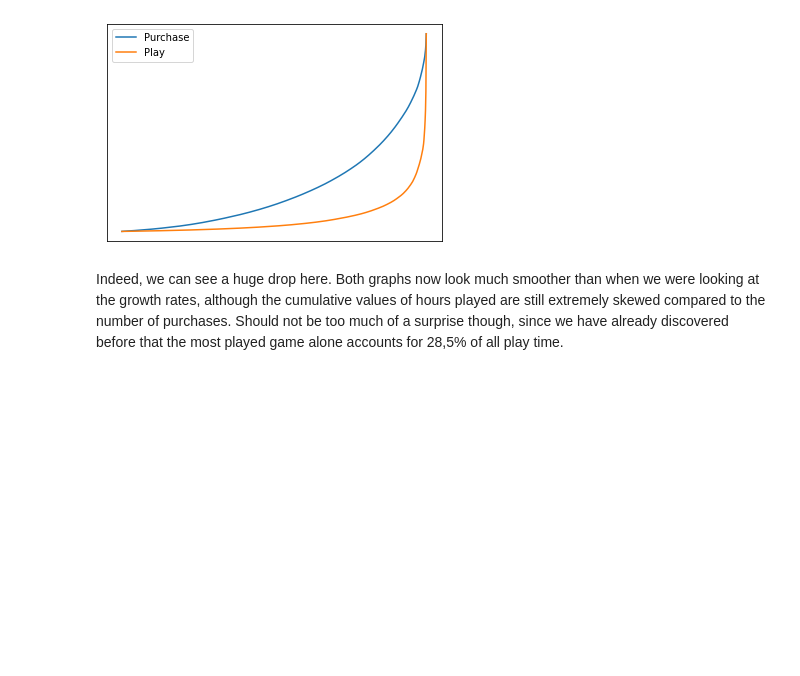
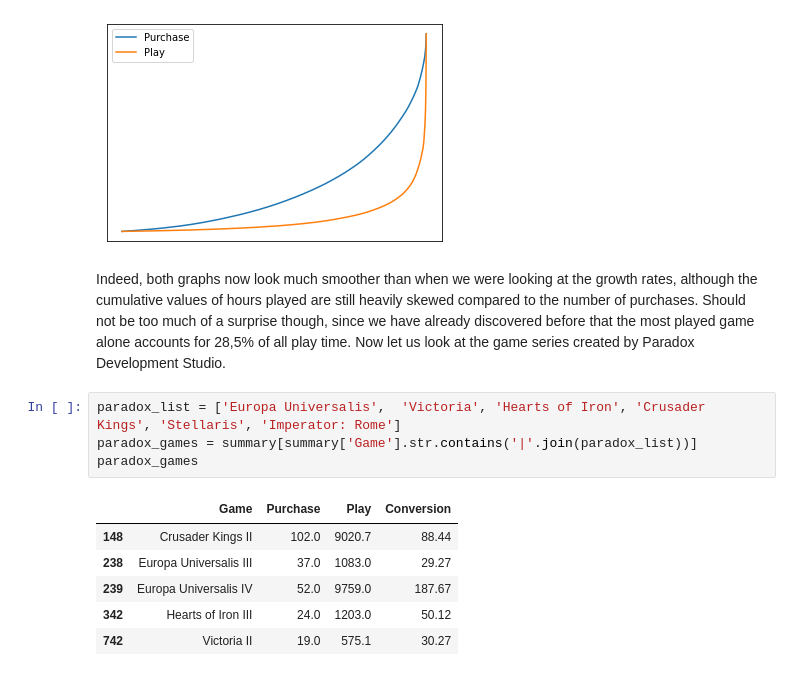
Before and after one commit to Dark-Hobbit/steam, a Jupyter notebook: kaggle_1.ipynb, the cells around one changed output. Drawn from its saved outputs; the diff is of its cells as text; blank space fills up the shorter version.

Commit message:
Working on first Kaggle dataset
Analysed the aggregated data for Paradox Development Studio games.

```diff
--- a/kaggle_1.ipynb
+++ b/kaggle_1.ipynb
@@ -271,4 +271,15 @@ plt.show()
 # %% [output]
 [figure]
 # %% [markdown]
-Indeed, we can see a huge drop here. Both graphs now look much smoother than when we were looking at the growth rates, although the cumulative values of hours played are still extremely skewed compared to the number of purchases. Should not be too much of a surprise though, since we have already discovered before that the most played game alone accounts for 28,5% of all play time.
+Indeed, both graphs now look much smoother than when we were looking at the growth rates, although the cumulative values of hours played are still heavily skewed compared to the number of purchases. Should not be too much of a surprise though, since we have already discovered before that the most played game alone accounts for 28,5% of all play time. Now let us look at the game series created by Paradox Development Studio.
+# %%
+paradox_list = ['Europa Universalis',  'Victoria', 'Hearts of Iron', 'Crusader Kings', 'Stellaris', 'Imperator: Rome']
+paradox_games = summary[summary['Game'].str.contains('|'.join(paradox_list))]
+paradox_games
+# %% [output]
+|  | Game | Purchase | Play | Conversion |
+| 148 | Crusader Kings II | 102.0 | 9020.7 | 88.44 |
+| 238 | Europa Universalis III | 37.0 | 1083.0 | 29.27 |
+| 239 | Europa Universalis IV | 52.0 | 9759.0 | 187.67 |
+| 342 | Hearts of Iron III | 24.0 | 1203.0 | 50.12 |
+| 742 | Victoria II | 19.0 | 575.1 | 30.27 |
```
Also changed, not shown: parts of 2 cells of this notebook.
